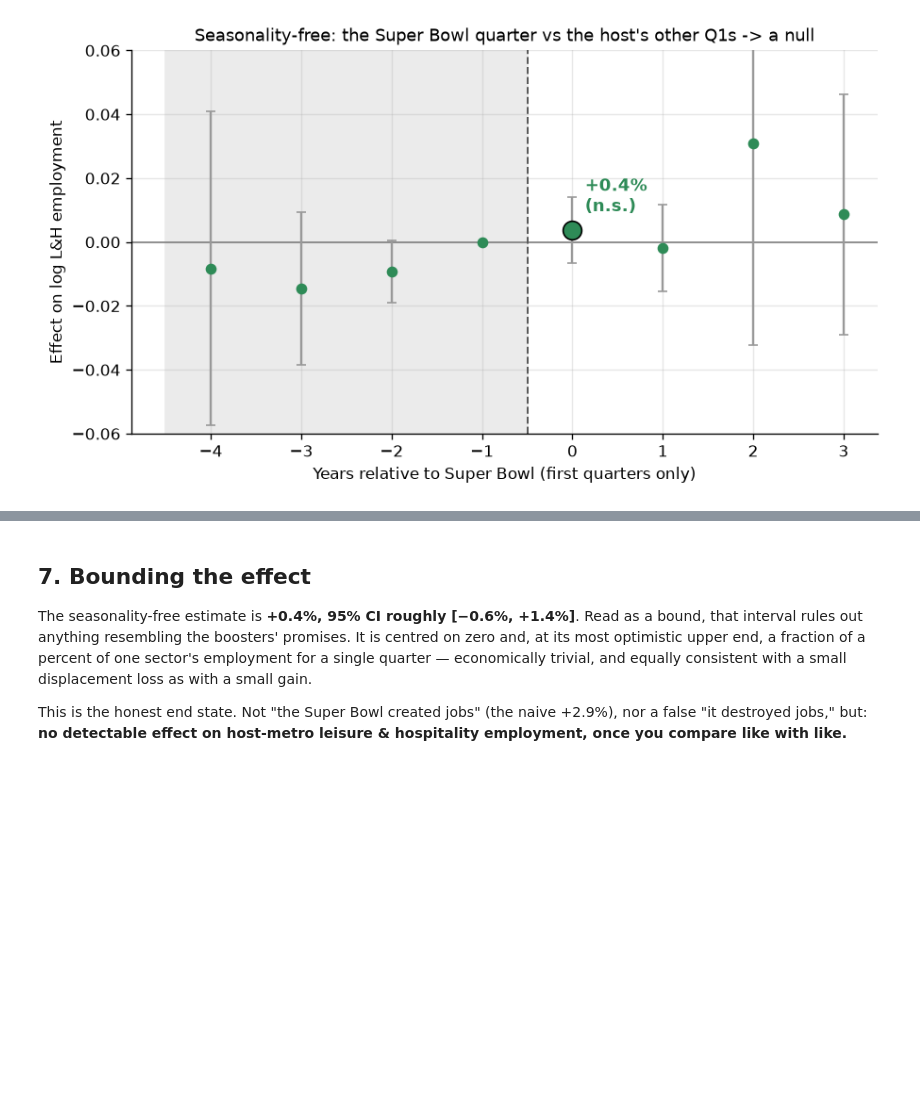
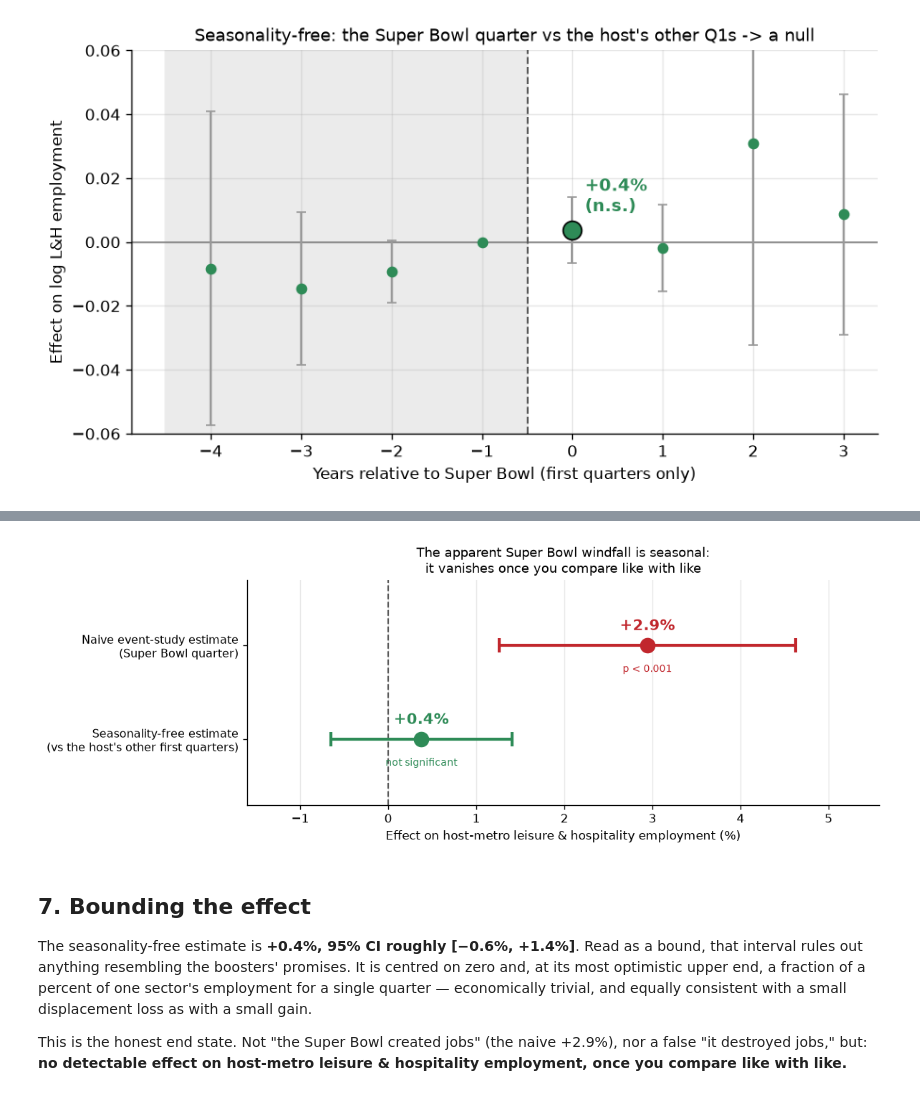
Before and after one commit to 1Robert1Business1/Host-City-Economics, a Jupyter notebook: notebooks/03_estimation-and-robustness.ipynb, the cells around one changed output, grey strips where cells are left out. Drawn from its saved outputs; the diff is of its cells as text; code cells hidden in the pictures; blank space fills up the shorter version.

```diff
--- a/notebooks/03_estimation-and-robustness.ipynb
+++ b/notebooks/03_estimation-and-robustness.ipynb
@@ -375,3 +379,30 @@ SEASONALITY-FREE Super Bowl effect (SB-year Q1 vs the host's other Q1s):
+# %%
+naive_lo, naive_hi = (t0 - 1.96 * t0_se) * 100, (t0 + 1.96 * t0_se) * 100
+rows = [
+    (1, "Naive event-study estimate\n(Super Bowl quarter)", t0 * 100, naive_lo, naive_hi,
+     HOST_C, "p < 0.001"),
+    (0, "Seasonality-free estimate\n(vs the host's other first quarters)", sb.estimate * 100,
+     sb.ci_lower * 100, sb.ci_upper * 100, GOOD_C, "not significant"),
+]
+fig, ax = plt.subplots(figsize=(9.5, 3.4))
+ax.axvline(0, color="0.35", lw=1.3, ls="--")
+for y, lab, est, lo, hi, col, note in rows:
+    ax.errorbar(est, y, xerr=[[est - lo], [hi - est]], fmt="o", ms=12, color=col,
+                ecolor=col, elinewidth=2.5, capsize=6, capthick=2.5, zorder=3)
+    ax.annotate(f"{est:+.1f}%", (est, y), xytext=(0, 13), textcoords="offset points",
+                ha="center", fontsize=12.5, fontweight="bold", color=col)
+    ax.annotate(note, (est, y), xytext=(0, -22), textcoords="offset points",
+                ha="center", fontsize=8.5, color=col)
+ax.set_yticks([0, 1]); ax.set_yticklabels([rows[1][1], rows[0][1]], fontsize=9.5)
+ax.set_ylim(-0.7, 1.7)
+ax.margins(x=0.18)
+ax.set_xlabel("Effect on host-metro leisure & hospitality employment (%)")
+ax.set_title("The apparent Super Bowl windfall is seasonal:\nit vanishes once you compare like with like",
+             fontsize=11)
+ax.grid(axis="y", visible=False)
+fig.savefig(RESULTS / "03_headline_contrast.png"); plt.show()
+# %% [output]
+[figure, added]
 # %% [markdown]
 ## 7. Bounding the effect
 
```
Also changed, not shown: parts of 1 cell of this notebook, 2 other files.
